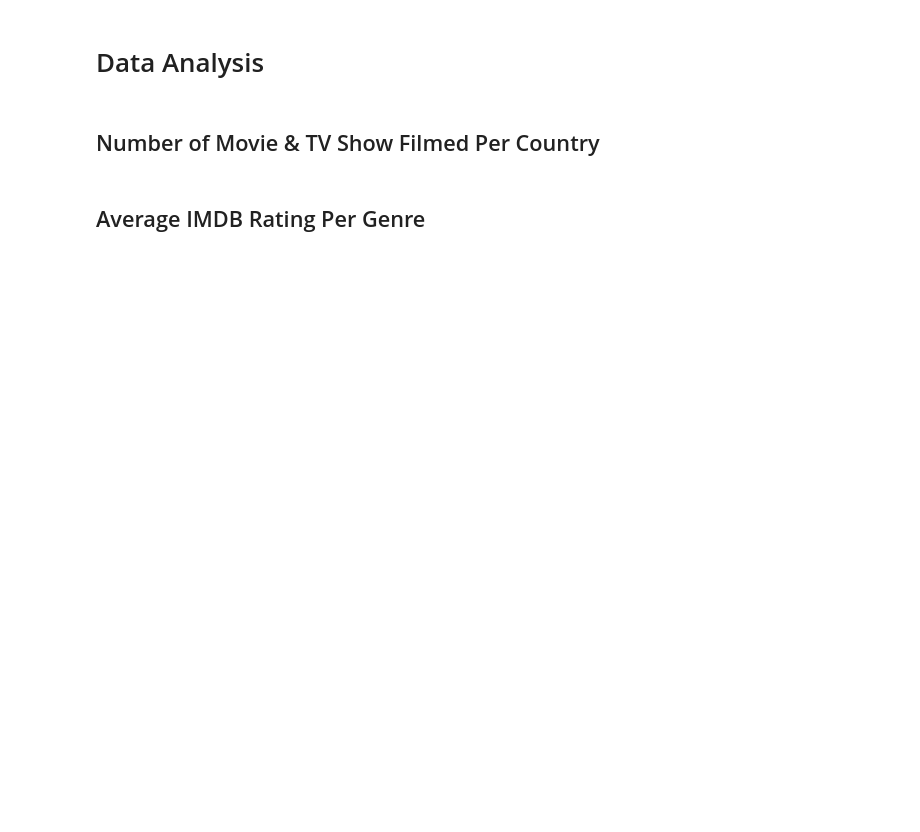
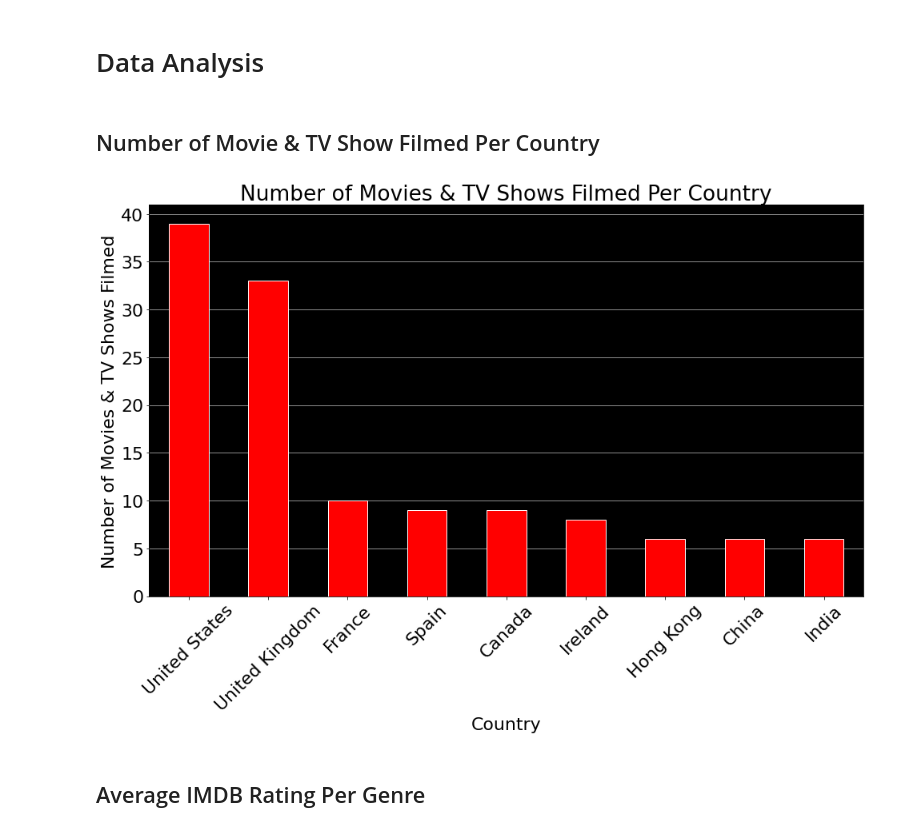
Before and after one commit to jzhao0626/ProjectETL_Movie, a Jupyter notebook: Movies_TVShows_Analysis.ipynb, the cells around one changed output. Drawn from its saved outputs; the diff is of its cells as text; code cells hidden in the pictures; blank space fills up the shorter version.

```diff
--- a/Movies_TVShows_Analysis.ipynb
+++ b/Movies_TVShows_Analysis.ipynb
@@ -9,7 +9,11 @@ from matplotlib import cm
 import numpy as np
 from scipy.stats import linregress
 import datetime as dt
-# import seaborn as sns
+import seaborn as sns
+
+plt.rcParams['axes.facecolor'] = 'black'
+plt.rc('axes', axisbelow=True)
+plt.rcParams.update({'font.size': 22})
 # %% [markdown]
 # Data Cleaning
 # %%
@@ -107,35 +115,39 @@ movie
 country_index_list = merged_df['country'].value_counts().index.tolist()
 
 # Pull out the value of genres
 country_value_list = merged_df['country'].value_counts().tolist()
 
 counter = 0
 country_dict = {}
 for countries in country_index_list:
     country = countries.split(",")[0]
     if country not in country_dict.keys():
         country_dict[country] = 0
     country_dict[country] += 1
 
 key = list(country_dict.keys())
 value = list(country_dict.values())
 df_dict = {'countries': key,
        'values': value}
 df_dict
 
 # TESTING
 # total = 0
 # for (key, value) in genres_dict.items():
 #     total += value
 # total
 
 countries_df = pd.DataFrame(df_dict)
 renamed_countries_df = countries_df.set_index('countries')
 sorted_countries_df = renamed_countries_df.sort_values(by='values', ascending=False)
 top_countries_df = sorted_countries_df.loc[sorted_countries_df['values'] > 5]
-top_countries_df.plot(kind='bar', figsize=(16,10), xlabel = 'Country', ylabel='Number of Movie & TV Show Filmed', legend=None)
-plt.title("Number of Movie & TV Show Filmed Per Country")
+top_countries_df.plot(kind='bar', figsize=(16,9), xlabel = 'Country', ylabel='Number of Movies & TV Shows Filmed',
+                      legend=None, color='red', edgecolor='snow', rot=45)
+plt.grid(axis = 'y')
+plt.title("Number of Movies & TV Shows Filmed Per Country")
 plt.show()
+# %% [output]
+[figure, added]
 # %% [markdown]
 ## Average IMDB Rating Per Genre
 # %%
```
Also changed, not shown: parts of 13 cells of this notebook, 3 other files.
